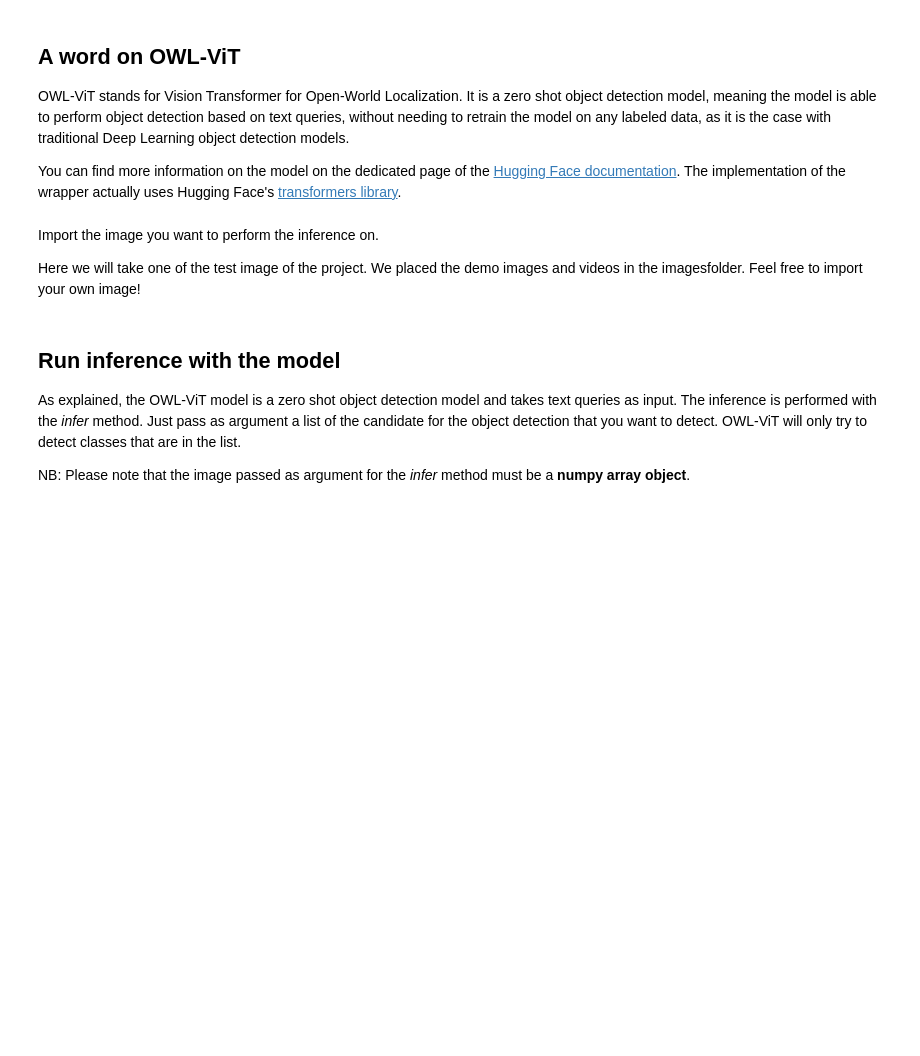
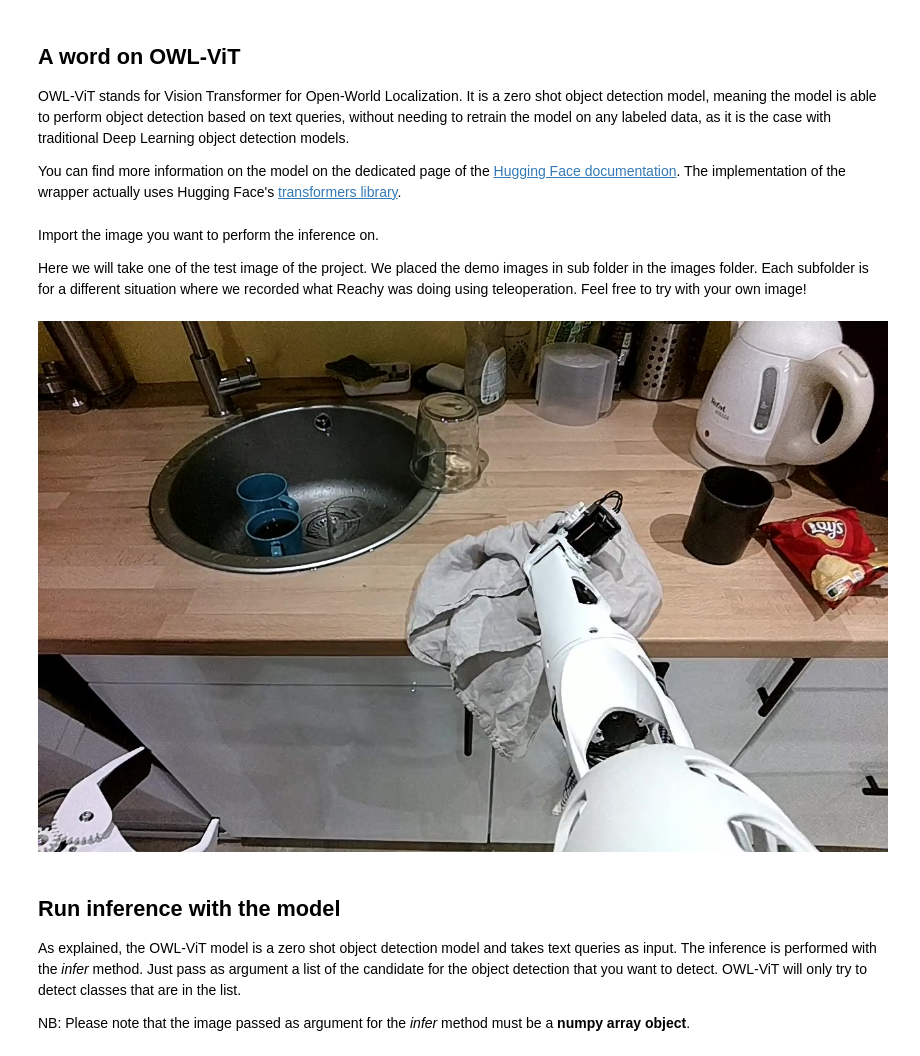
Before and after one commit to pollen-robotics/pollen-vision, a Jupyter notebook: examples/vision_models_examples/Object Detection OWL-ViT.ipynb, the cells around one changed output. Drawn from its saved outputs; the diff is of its cells as text; code cells hidden in the pictures; blank space fills up the shorter version.

```diff
--- a/examples/vision_models_examples/Object Detection OWL-ViT.ipynb
+++ b/examples/vision_models_examples/Object Detection OWL-ViT.ipynb
@@ -23,10 +21,12 @@ object_detection_wrapper = OwlVitWrapper()
 # %% [markdown]
 Import the image you want to perform the inference on.
 
-Here we will take one of the test image of the project. We placed the demo images and videos in the imagesfolder. Feel free to import your own image!
+Here we will take one of the test image of the project. We placed the demo images in sub folder in the images folder. Each subfolder is for a different situation where we recorded what Reachy was doing using teleoperation. Feel free to try with your own image!
 # %%
-img = Image.open('images/reachy_living_room.jpg')
+img = Image.open('images/kitchen-counter/kitchen_counter_06.jpg')
 img
+# %% [output]
+[figure, added]
 # %% [markdown]
 ## Run inference with the model
 
```
Also changed, not shown: parts of 6 cells of this notebook.
